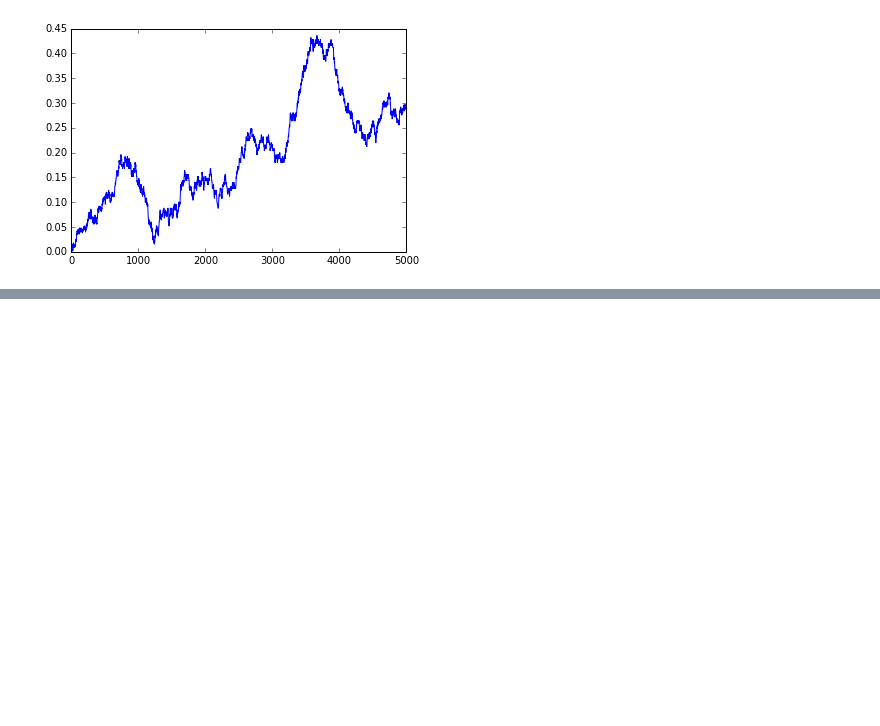
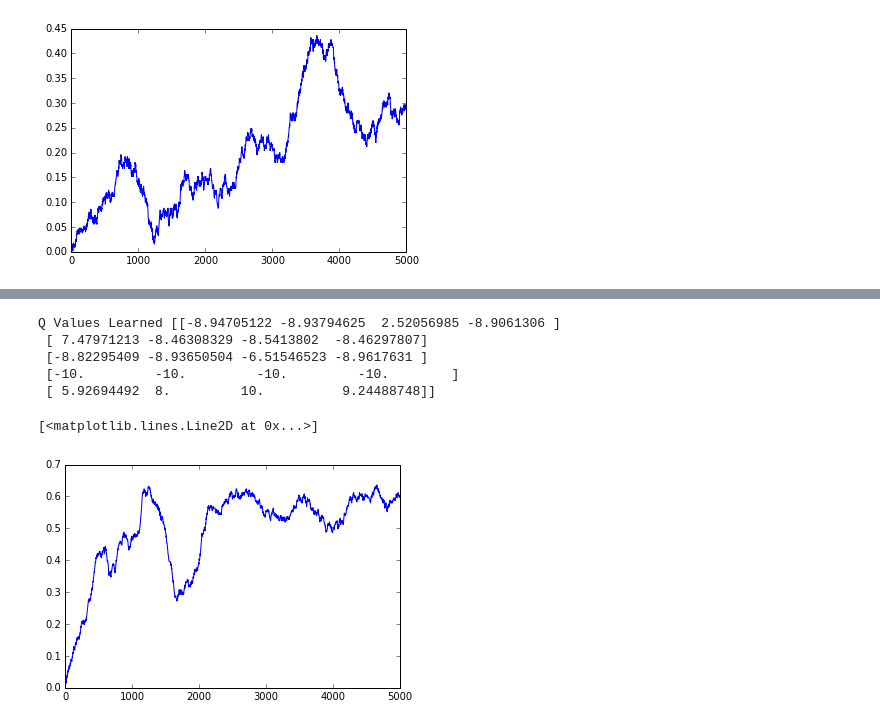
Before and after one commit to jaindeepali/Reinforcement-Learning-Algorithms, a Jupyter notebook: rl_online_algorithms/QLearning.ipynb, the cells around one changed output, grey strips where cells are left out. Saved outputs shown, nothing was run; the diff lists cells and outputs as text; code cells hidden in the pictures; blank space fills up the shorter version.

```diff
--- a/rl_online_algorithms/QLearning.ipynb
+++ b/rl_online_algorithms/QLearning.ipynb
@@ -68,0 +76,29 @@ Q Values Learned [[-8.99517016  4.85067519 -8.99459996 -8.99529516]
+# %%
+epsilon = 1
+def choose_action(s):
+    prob = [epsilon/n_actions]*n_actions
+    prob[np.argmax(Q[s,:])] += 1-epsilon
+    a = np.random.choice(n_actions,1,p=prob)
+    return a[0]
+# %%
+Q = np.zeros([n_states, n_actions])
+rewards = [] # To hold total reward per episode
+avg_rewards = [] # To hold running average of rewards per episode
+for ep in range(n_episodes):
+    s,r,done = env.reset()
+    n_step = 0
+    ep_r = 0
+    epsilon = 1.0/(ep+1)
+    while not done:
+        a = choose_action(s)
+        s1,r,done = env.step(a)
+        Q[s,a] += learning_rate*(r + gamma*max(Q[s1,:]) - Q[s,a])
+        s = s1
+        ep_r += r
+        n_step += 1
+        if n_step > max_steps_per_ep:
+            break
+    rewards.append(ep_r)
+    avg_rewards.append(sum(rewards[-500:])/500.0)
+    if not ep % 100:
+        print("Episode #%d : Reward = %f, Avg Rew = %f" % (ep, ep_r, avg_rewards[-1]))
@@ -68,0 +123,11 @@ Q Values Learned [[-8.99517016  4.85067519 -8.99459996 -8.99529516]
+# %%
+print "Q Values Learned", Q
+plt.plot(avg_rewards)
+# %% [output]
+Q Values Learned [[-8.94705122 -8.93794625  2.52056985 -8.9061306 ]
+ [ 7.47971213 -8.46308329 -8.5413802  -8.46297807]
+ [-8.82295409 -8.93650504 -6.51546523 -8.9617631 ]
+ [-10.         -10.         -10.         -10.        ]
+ [ 5.92694492  8.         10.          9.24488748]]
+[<matplotlib.lines.Line2D at 0x...>]
+[figure, added]
```
Also changed, not shown: parts of 8 cells of this notebook, 5 other files.
